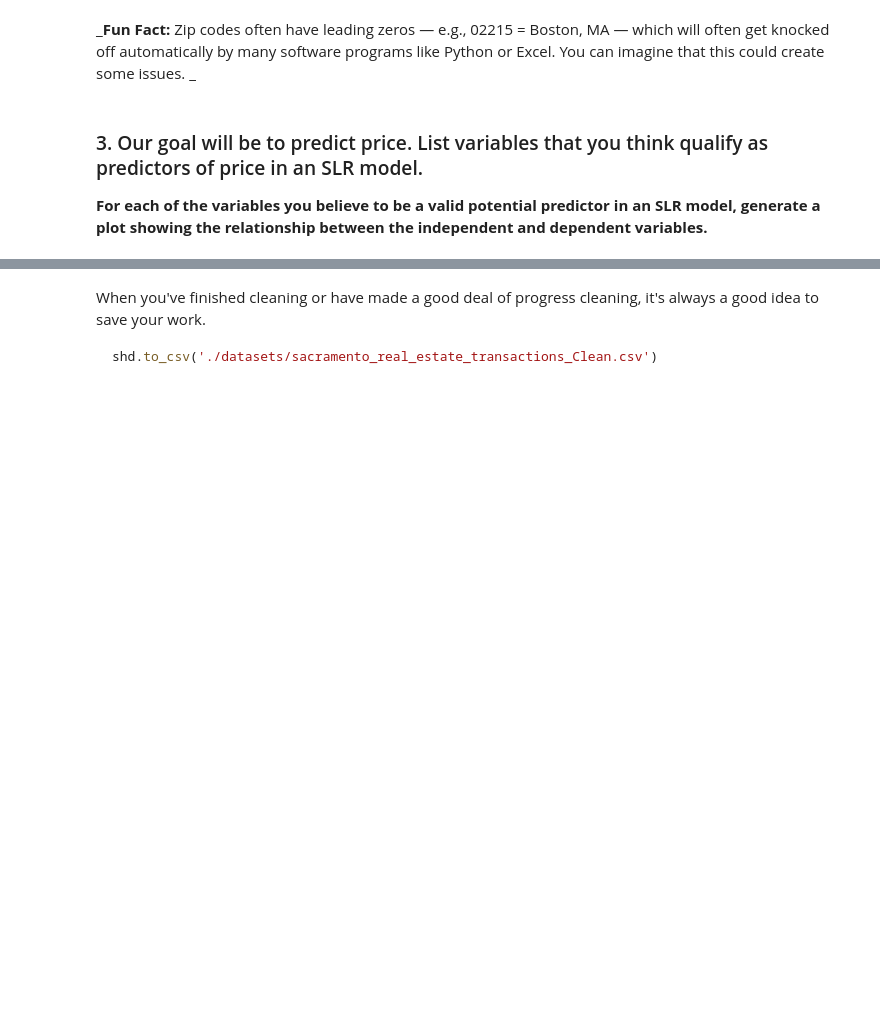
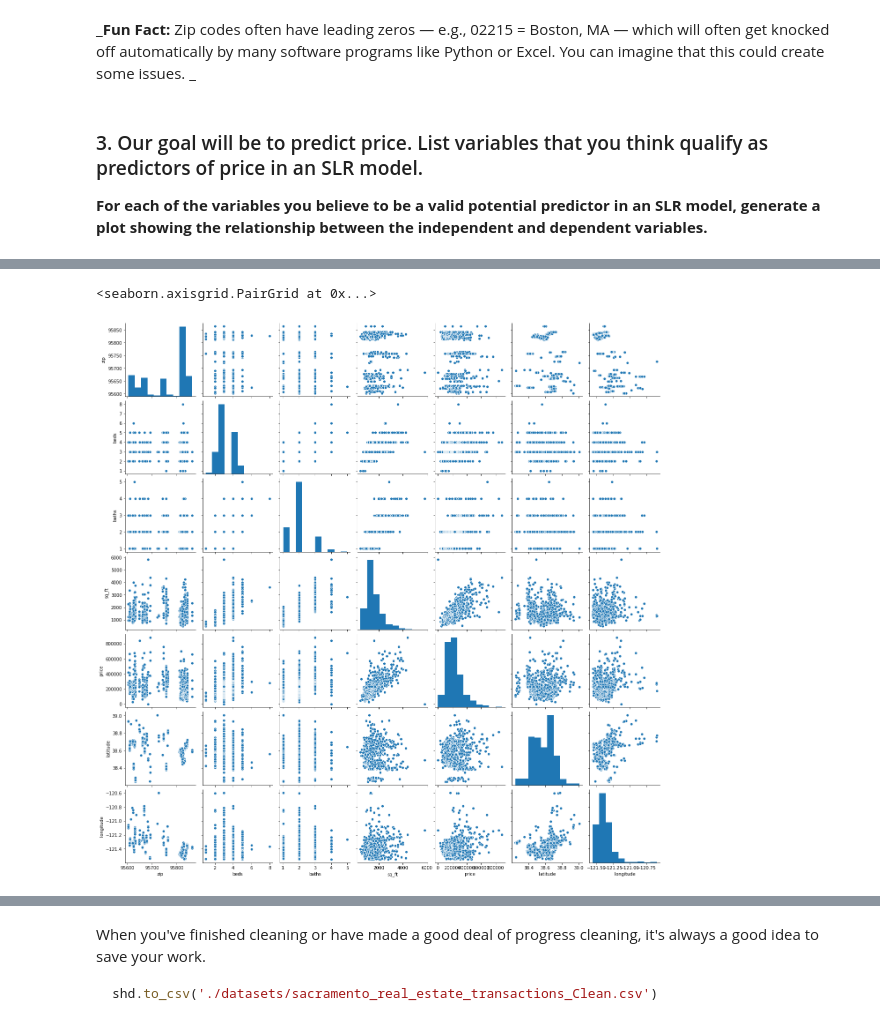
Before and after one commit to ersingt/GA, a Jupyter notebook: labs/3.01-lab-linear-regression-master/linear-regression-sacramento.ipynb, the cells around one changed output, grey strips where cells are left out. Drawn from its saved outputs; the diff is of its cells as text; code cells hidden in the pictures; blank space fills up the shorter version.

```diff
--- a/labs/3.01-lab-linear-regression-master/linear-regression-sacramento.ipynb
+++ b/labs/3.01-lab-linear-regression-master/linear-regression-sacramento.ipynb
@@ -86,0 +140,5 @@ _**Fun Fact:** Zip codes often have leading zeros — e.g., 02215 = Boston, MA
+# %%
+sns.pairplot(df)
+# %% [output]
+<seaborn.axisgrid.PairGrid at 0x...>
+[figure, added]
```
Also changed, not shown: parts of 48 cells of this notebook.
